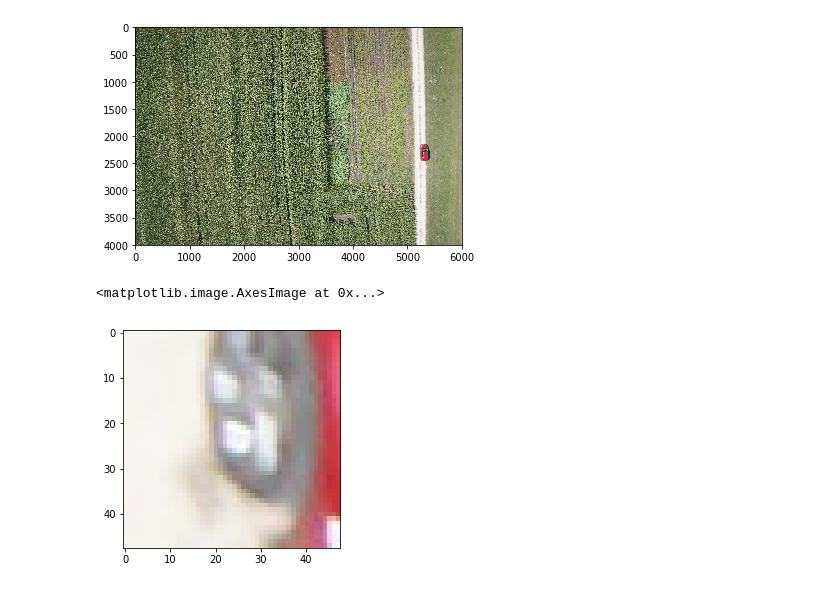
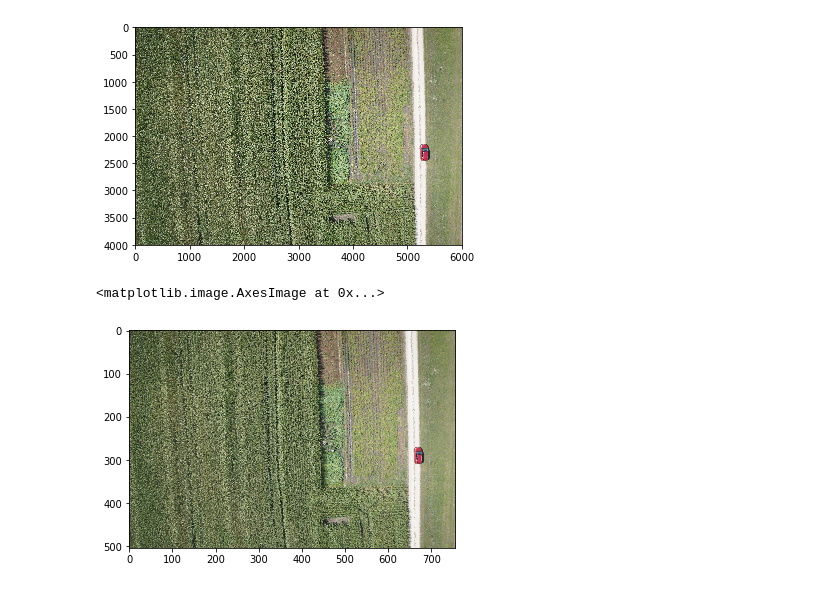
Before and after one commit to dorianHe/visualizing_what_CNN_learns, a Jupyter notebook: test_visualization.ipynb, the cells around one changed output. Cells and saved outputs as stored; diff of their text form; code cells hidden in the pictures.

```diff
--- a/test_visualization.ipynb
+++ b/test_visualization.ipynb
@@ -208,9 +208,3 @@ plt.imshow(example_image)
 # %% [output]
 <matplotlib.image.AxesImage at 0x...>
 [figure]
-# %%
-example_cropped_image = example_image[2200:2248,5200:5248]
-plt.imshow(example_cropped_image)
-# %% [output]
-<matplotlib.image.AxesImage at 0x...>
-[figure, removed]
@@ -216,0 +213,5 @@ plt.imshow(example_cropped_image)
+# %%
+plt.imshow(resized_image)
+# %% [output]
+<matplotlib.image.AxesImage at 0x...>
+[figure, added]
```
Also changed, not shown: parts of 3 cells of this notebook.
